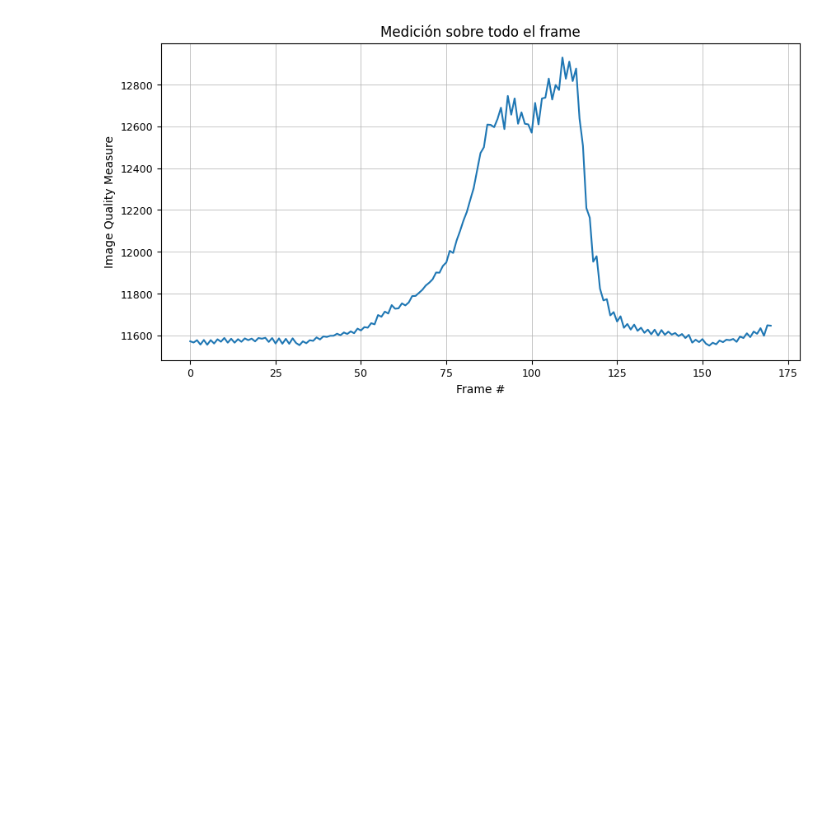
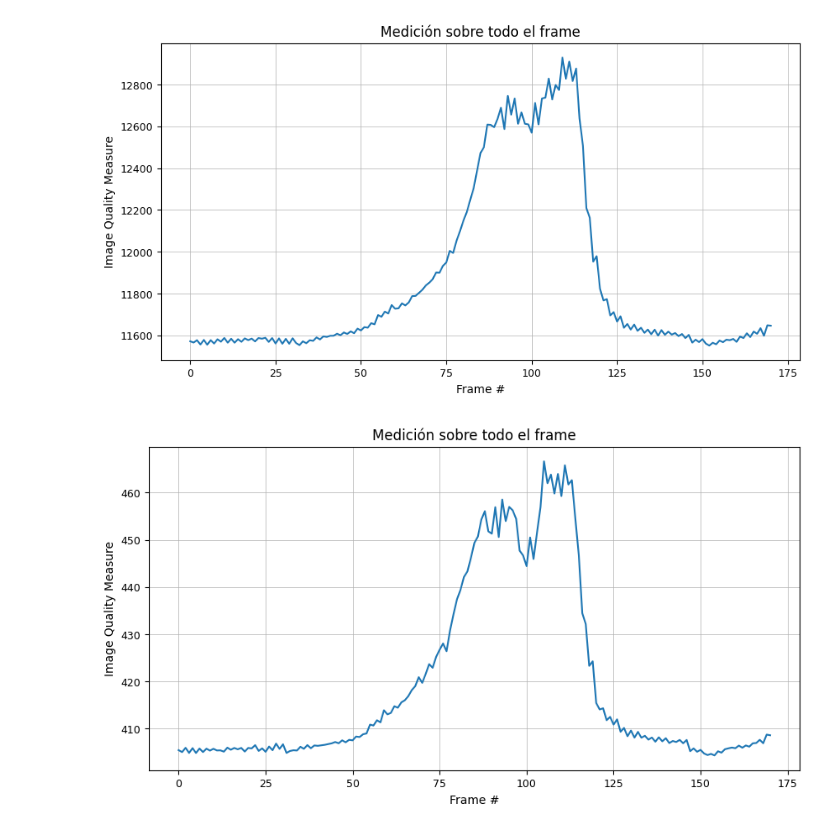
Before and after one commit to fabimass/vpc1-tp2, a Jupyter notebook: tp2_massotto.ipynb, the cells around one changed output. Cells and saved outputs as stored; diff of their text form; code cells hidden in the pictures; blank space fills up the shorter version.

```diff
--- a/tp2_massotto.ipynb
+++ b/tp2_massotto.ipynb
@@ -306,11 +323,13 @@ def focus_matrix_experiment(video, algorithm, x, y):
             if not ret:
                 break
 
+            # Como punto de mayor enfoque utilizo el 80 percentil de los valores obtenidos en el loop anterior
+            best_focus_point = np.percentile(quality_by_frame, 80)
+
             # Seteo el color de la ROI en base al valor de calidad del frame
-            # Considero el momento de mejor enfoque a partir de un 85% de la calidad máxima
             roi_color = (0,0,255)
             frame_quality = quality_by_frame[frame_number]
-            if frame_quality >= best_quality * 0.85:
+            if frame_quality >= best_focus_point:
                 roi_color = (0,255,0)
 
             # Dibujo la matriz
@@ -396,3 +424,7 @@ whole_frame_experiment('video/focus_video.mov', helmli_scherer_mean)
 roi_experiment('video/focus_video.mov', helmli_scherer_mean, 5)
 # %% [output]
 [figure]
+# %%
+focus_matrix_experiment('video/focus_video.mov', helmli_scherer_mean, 3, 3)
+# %% [output]
+[figure, added]
```
Also changed, not shown: parts of 5 cells of this notebook.
